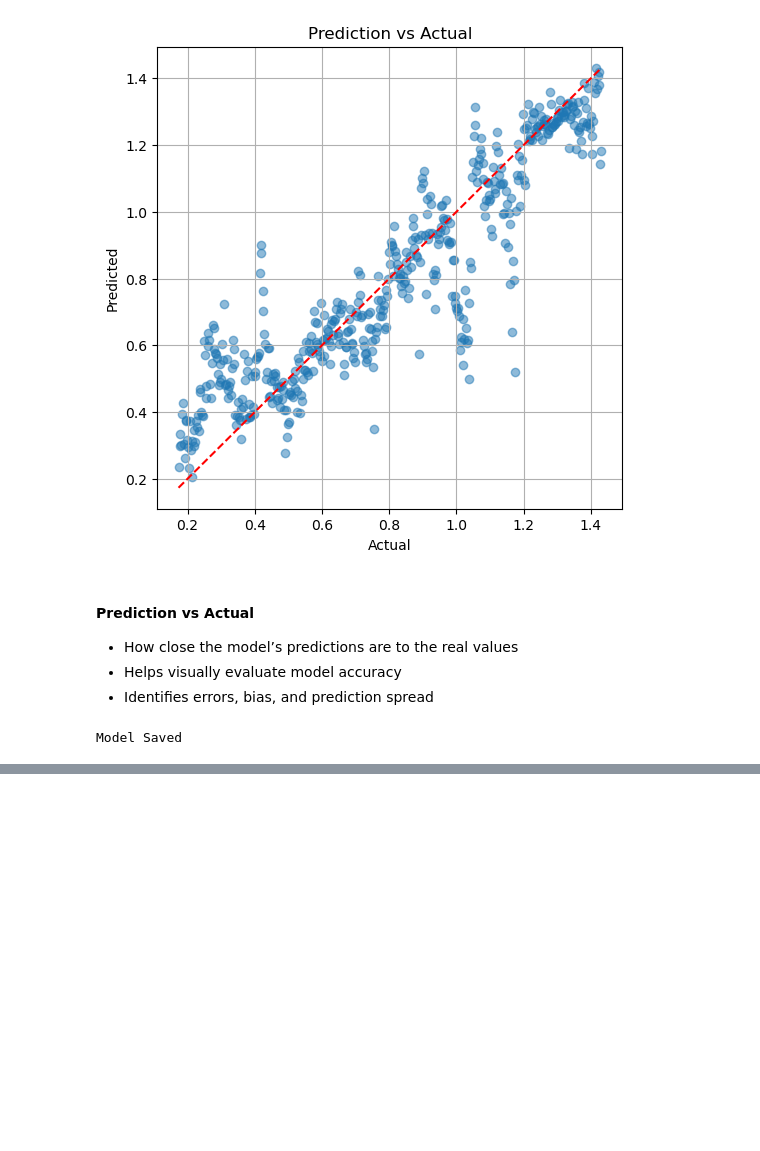
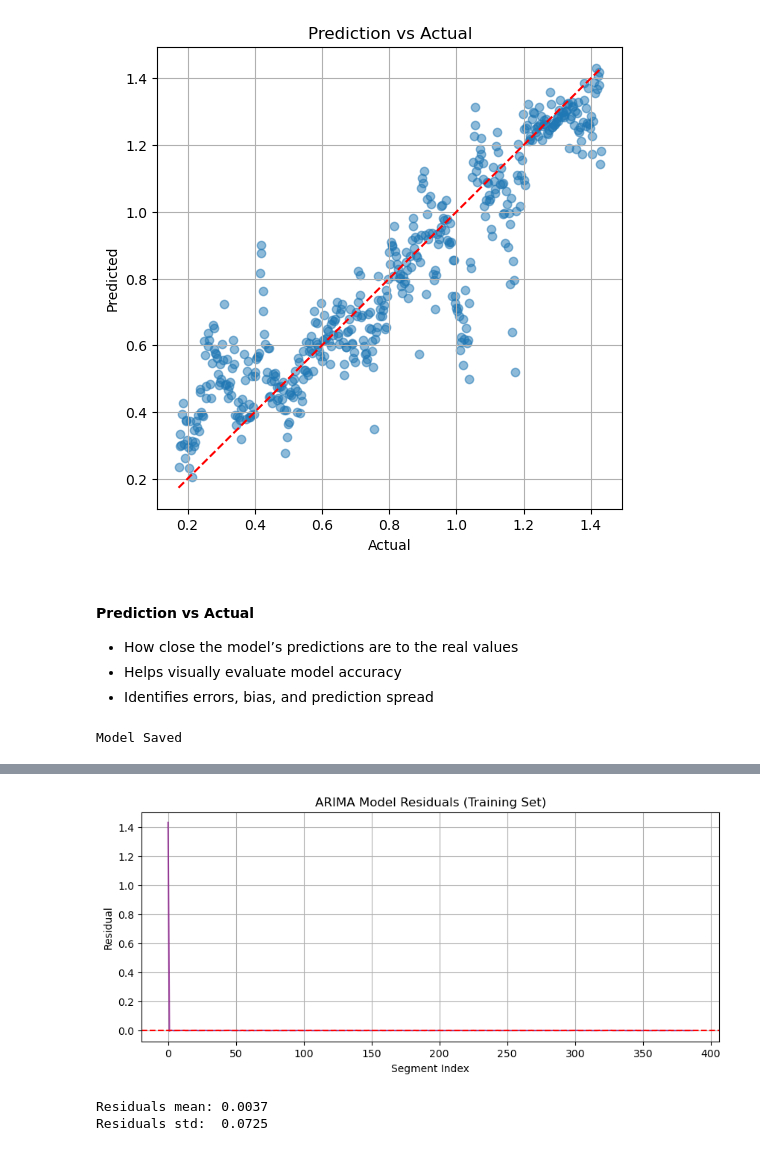
Before and after one commit to Sahil1393/LANL_Earthquake_Prediction, a Jupyter notebook: notebook/Model_train.ipynb, the cells around one changed output, grey strips where cells are left out. Saved outputs shown, nothing was run; the diff lists cells and outputs as text; code cells hidden in the pictures; blank space fills up the shorter version.

```diff
--- a/notebook/Model_train.ipynb
+++ b/notebook/Model_train.ipynb
@@ -294,0 +415,7 @@ Model Saved
+# %%
+# 15. SAVE DECISION TREE MODEL
+
+with open("dt_model.pkl", "wb") as f:
+    pickle.dump(dt_models, f)
+
+print("Decision Tree Model Saved")
@@ -294,0 +431,19 @@ Model Saved
+# %%
+# 16. TIME SERIES MODEL (ARIMA)
+
+from statsmodels.tsa.arima.model import ARIMA
+
+#  y=(time_to_failure) sequence as a time series
+# Split into 80% train and 20% test
+ts_train_size = int(len(y) * 0.8)
+ts_train = y[:ts_train_size]       #
+ts_test  = y[ts_train_size:]
+
+print(f"Time series length: {len(y)}")
+print(f"Train size: {len(ts_train)}, Test size: {len(ts_test)}")
+
+print("\nFitting ARIMA(5,1,0) model...")
+arima_model = ARIMA(ts_train, order=(5, 1, 0))
+arima_fitted = arima_model.fit()
+
+print(arima_fitted.summary())
@@ -294,0 +506,20 @@ Model Saved
+# %%
+# 19. ARIMA RESIDUALS PLOT
+
+residuals = arima_fitted.resid
+
+plt.figure(figsize=(10, 4))
+plt.plot(residuals, color='purple', alpha=0.7)
+plt.axhline(y=0, color='red', linestyle='--')
+plt.xlabel("Segment Index")
+plt.ylabel("Residual")
+plt.title("ARIMA Model Residuals (Training Set)")
+plt.grid()
+plt.show()
+
+print(f"Residuals mean: {residuals.mean():.4f}")
+print(f"Residuals std:  {residuals.std():.4f}")
+# %% [output]
+[figure, added]
+Residuals mean: 0.0037
+Residuals std:  0.0725
```
Also changed, not shown: parts of 19 cells of this notebook, 1 other file.
